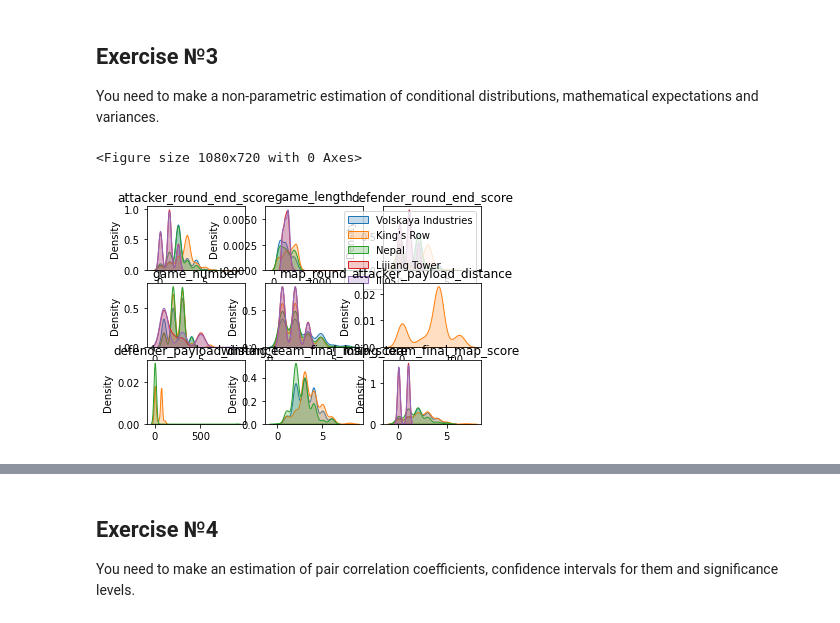
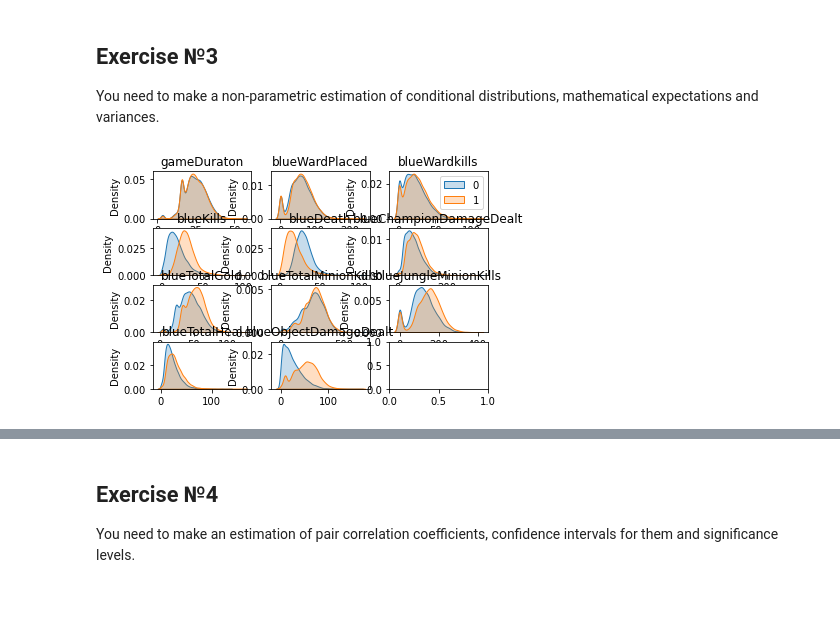
Before and after one commit to vandosik/M-M-MSA, a Jupyter notebook: Lab_2/lab_2.ipynb, the cells around one changed output, grey strips where cells are left out. Cells and saved outputs as stored; diff of their text form; code cells hidden in the pictures.

```diff
--- a/Lab_2/lab_2.ipynb
+++ b/Lab_2/lab_2.ipynb
@@ -20,7 +21,7 @@ from prettytable import PrettyTable
 from sklearn.metrics import mean_squared_error, r2_score
 # %%
 # Dataset initialization
-path_to_file = '../Datasets/match_map_stats.csv'
+path_to_file = '../Datasets/Challenger_Ranked_Games.csv'
 source_df = pd.read_csv(path_to_file, engine='python')
 # source_df.columns = ["V"+str(i) for i in range(1, len(source_df.columns)+1)]  # rename column names to be similar to R naming convention
 # source_df.V2 = source_df.V2.astype(str)
@@ -115,5 +95,5 @@ You need to make a non-parametric estimation of PDF in form of histogram and usi
 # %%
 ilist = source_df.columns.tolist()
 for i in range(2, len(ilist)):
-    sns.jointplot(data=source_df, x=ilist[i], y='attacker_round_end_score', hue='map_name', height=12, kind="hist")
+    sns.jointplot(data=source_df, x=ilist[i], y='gameDuraton', hue='blueWins', height=5, kind="hist")
 # %% [output]
@@ -152,26 +136,32 @@ print(table)
 ## Exercise №3
 You need to make a non-parametric estimation of conditional distributions, mathematical expectations and variances.
 # %%
-# list of variables without maplist
-w = ['attacker_round_end_score', 'game_length', 'defender_round_end_score', 'game_number', 'map_round', 'attacker_payload_distance', 'defender_payload_distance', 'winning_team_final_map_score', 'losing_team_final_map_score']
+# list of variables without bluewins
+w = ['gameDuraton',
+    'blueWardPlaced',
+    'blueWardkills',
+    'blueKills',
+    'blueDeath',
+    'blueChampionDamageDealt',
+    'blueTotalGold',
+    'blueTotalMinionKills',
+    'blueJungleMinionKills',
+    'blueTotalHeal',
+    'blueObjectDamageDealt']
 
 # we make only 5 most popular maps estimation otherwise the graphs will become unreadable
-fig = plt.figure(figsize=(15,10))
-plt.subplots(3, 3)
+# fig = plt.figure(figsize=(25,15))
+plt.subplots(4, 3)
 for i, col in enumerate(w):
-    plt.subplot(3, 3, i+1)
-    sns.kdeplot(source_df.loc[source_df['map_name'] == 'Volskaya Industries', col], shade=True, label='Volskaya Industries', warn_singular=False)
-    sns.kdeplot(source_df.loc[source_df['map_name'] == "King's Row", col], shade=True, label="King's Row", warn_singular=False)
-    sns.kdeplot(source_df.loc[source_df['map_name'] == 'Temple of Anubis', col], shade=True, label='Nepal', warn_singular=False)
-    sns.kdeplot(source_df.loc[source_df['map_name'] == 'Lijiang Tower', col], shade=True, label='Lijiang Tower', warn_singular=False)
-    sns.kdeplot(source_df.loc[source_df['map_name'] == 'Ilios', col], shade=True, label='Ilios', warn_singular=False)
+    plt.subplot(4, 3, i+1)
+    sns.kdeplot(source_df.loc[source_df['blueWins'] == 0, col], shade=True, label='0', warn_singular=False)
+    sns.kdeplot(source_df.loc[source_df['blueWins'] == 1, col], shade=True, label="1", warn_singular=False)
     plt.xlabel('')
     plt.title(col)
     if i == 2:
         plt.legend(loc='upper right')
     else:
         plt.legend().remove()
 plt.show()
 # %% [output]
-<Figure size 1080x720 with 0 Axes>
-[figure, old version]
+[figure, new version]
```
Also changed, not shown: parts of 16 cells of this notebook.
